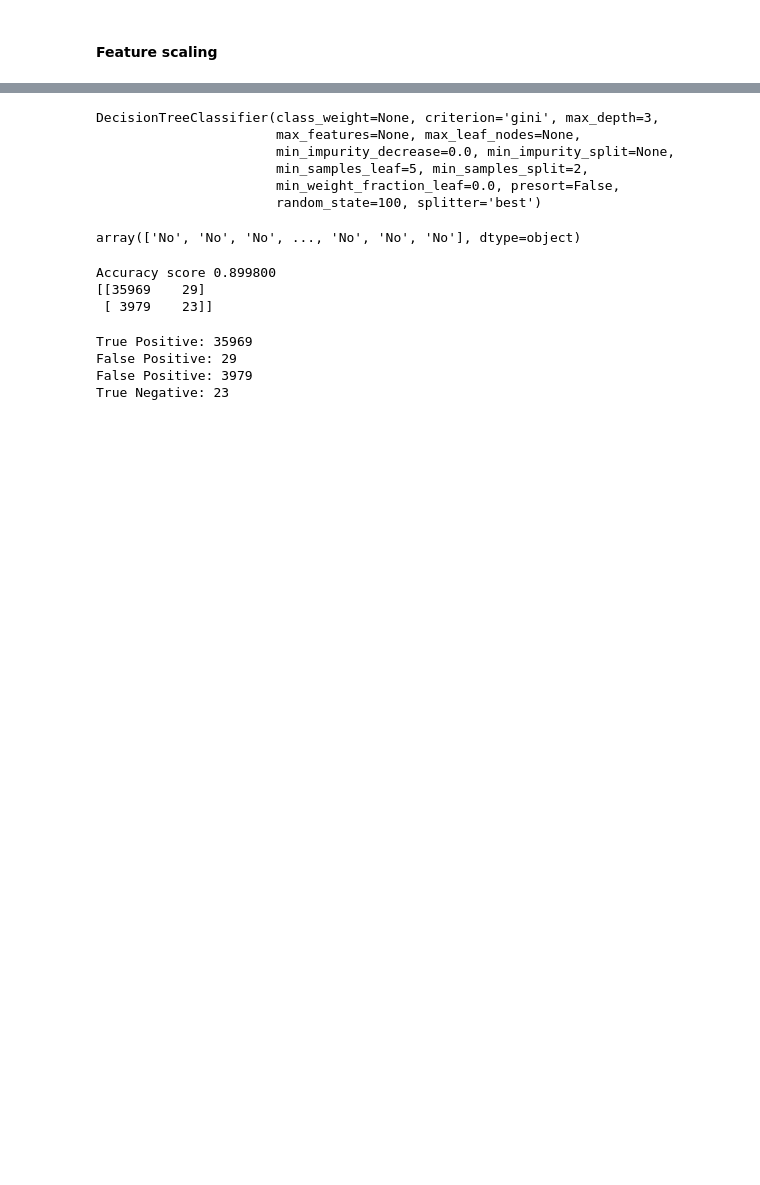
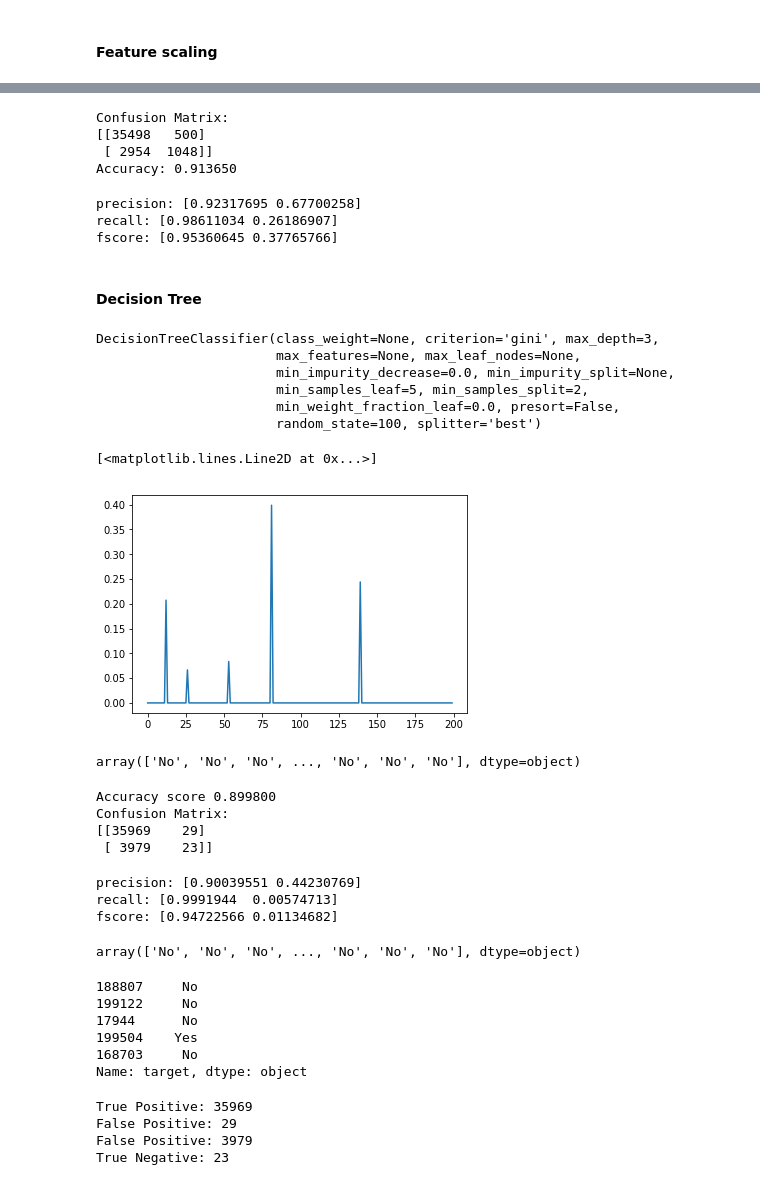
Before and after one commit to vikaasnreva/transaction_prediction, a Jupyter notebook: customer_transaction.ipynb, the cells around one changed output, grey strips where cells are left out. Drawn from its saved outputs; the diff is of its cells as text; code cells hidden in the pictures; blank space fills up the shorter version.

```diff
--- a/customer_transaction.ipynb
+++ b/customer_transaction.ipynb
@@ -80,3 +112,38 @@ x_test = sc.transform(x_test)
+# %%
+from sklearn.linear_model import LogisticRegression
+
+# instantiate the model (using the default parameters)
+logreg = LogisticRegression()
+
+# fit the model with data
+logreg.fit(x_train,y_train)
+
+#
+y_pred=logreg.predict(x_test)
+# %%
+from sklearn import metrics
+a=accuracy_score(y_test,y_pred)
+cnf_matrix = metrics.confusion_matrix(y_test, y_pred)
+print("Confusion Matrix:")
+print(cnf_matrix)
+print("Accuracy: %f"%a)
+# %% [output]
+Confusion Matrix:
+[[35498   500]
+ [ 2954  1048]]
+Accuracy: 0.913650
+# %%
+from sklearn.metrics import precision_recall_fscore_support as score
+precision, recall, fscore, support = score(y_test, y_pred)
+print('precision: {}'.format(precision))
+print('recall: {}'.format(recall))
+print('fscore: {}'.format(fscore))
+# %% [output]
+precision: [0.92317695 0.67700258]
+recall: [0.98611034 0.26186907]
+fscore: [0.95360645 0.37765766]
+# %% [markdown]
+#### Decision Tree
 # %%
 clf_gini = DecisionTreeClassifier(criterion = "gini", random_state = 100,
                                max_depth=3, min_samples_leaf=5)
@@ -88,6 +155,11 @@ DecisionTreeClassifier(class_weight=None, criterion='gini', max_depth=3,
                        min_samples_leaf=5, min_samples_split=2,
                        min_weight_fraction_leaf=0.0, presort=False,
                        random_state=100, splitter='best')
+# %%
+plt.plot(clf_gini.feature_importances_)
+# %% [output]
+[<matplotlib.lines.Line2D at 0x...>]
+[figure, added]
 # %%
 dt_pred = clf_gini.predict(x_test)
 dt_pred
@@ -97,11 +169,36 @@ array(['No', 'No', 'No', ..., 'No', 'No', 'No'], dtype=object)
 from sklearn.metrics import accuracy_score, confusion_matrix, roc_auc_score, average_precision_score
 print("Accuracy score %f" % accuracy_score(y_test,dt_pred))
 c=confusion_matrix(y_test,dt_pred)
+print("Confusion Matrix:")
 print(c)
 # %% [output]
 Accuracy score 0.899800
+Confusion Matrix:
 [[35969    29]
  [ 3979    23]]
+# %%
+from sklearn.metrics import precision_recall_fscore_support as score
+precision, recall, fscore, support = score(y_test, dt_pred)
+print('precision: {}'.format(precision))
+print('recall: {}'.format(recall))
+print('fscore: {}'.format(fscore))
+# %% [output]
+precision: [0.90039551 0.44230769]
+recall: [0.9991944  0.00574713]
+fscore: [0.94722566 0.01134682]
+# %%
+dt_pred
+# %% [output]
+array(['No', 'No', 'No', ..., 'No', 'No', 'No'], dtype=object)
+# %%
+y_test.head()
+# %% [output]
+188807     No
+199122     No
+17944      No
+199504    Yes
+168703     No
+Name: target, dtype: object
 # %%
 TP=c[0][0]
 FP=c[0][1]
```
Also changed, not shown: parts of 28 cells of this notebook, 2 other files.
